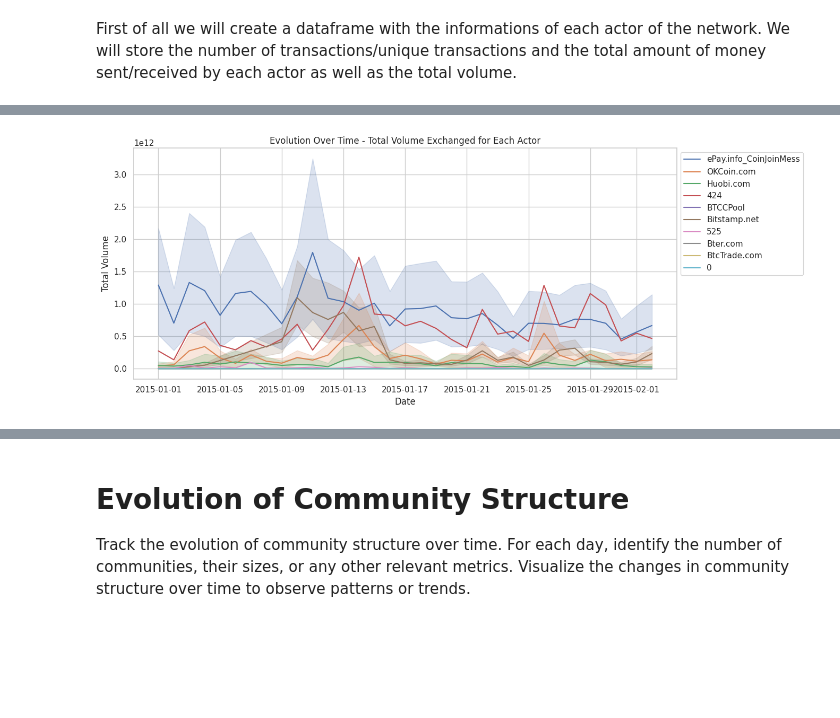
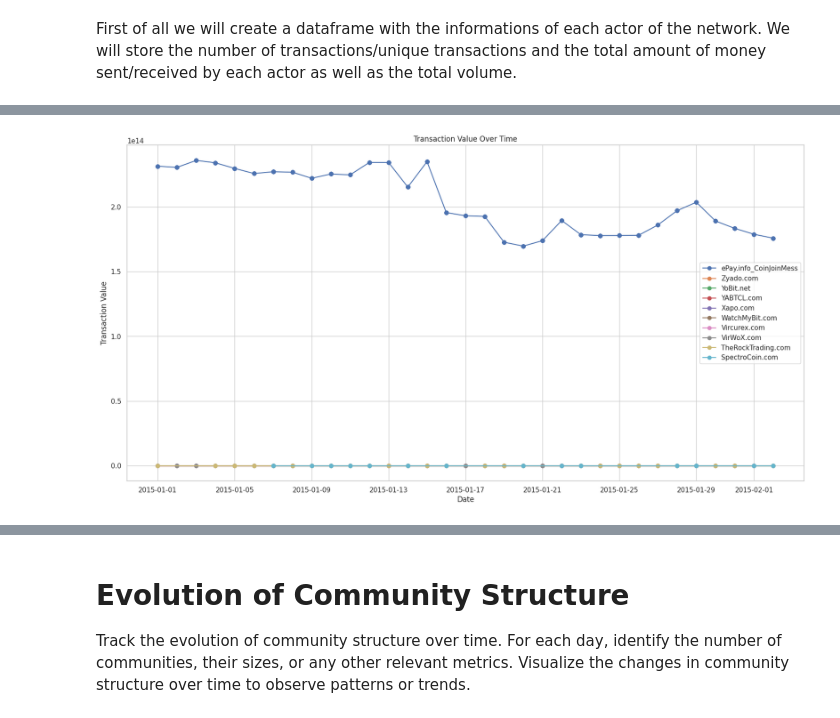
Before and after one commit to zestones/btc-price-prediction, a Jupyter notebook: src/task2.ipynb, the cells around one changed output, grey strips where cells are left out. Drawn from its saved outputs; the diff is of its cells as text; code cells hidden in the pictures; blank space fills up the shorter version.

```diff
--- a/src/task2.ipynb
+++ b/src/task2.ipynb
@@ -192,19 +136,21 @@ plt.show()
-# %%
-plt.figure(figsize=(35, 10))
-
-for actor in top_10_actors["actor"]:
-    plt.subplot(2, 3, 6)
-    actor_data = transaction_features_df[transaction_features_df["Source"] == actor]
-    sns.lineplot(x=actor_data["date"], y=actor_data["value"], label=actor)
-
-plt.title('Evolution Over Time - Total Volume Exchanged for Each Actor')
-plt.xlabel('Date')
-plt.ylabel('Total Volume')
-plt.legend(loc='upper left', bbox_to_anchor=(1, 1))
-plt.tight_layout()
-plt.show()
-# %% [output]
-[figure, removed]
+# %%
+for actor in actors[:TOP_N_ACTORS]:
+    actor.process_volume_by_day()
+# %%
+plt.figure(figsize=(20, 10))
+
+for actor in actors[:TOP_N_ACTORS]:
+    volume_by_day = actor.get_transactions_volume_by_day()
+    plt.plot([t.date for t in volume_by_day], [t.value for t in volume_by_day], marker='o', linestyle='-', label=actor.get_name())
+
+plt.xlabel('Date')
+plt.ylabel('Transaction Value')
+plt.title('Transaction Value Over Time')
+plt.legend()
+plt.grid(True)
+plt.show()
+# %% [output]
+[figure, added]
 # %%
 members = [sorted(c, reverse=True) for c in communities]
 
```
Also changed, not shown: parts of 19 cells of this notebook, 4 other files.
